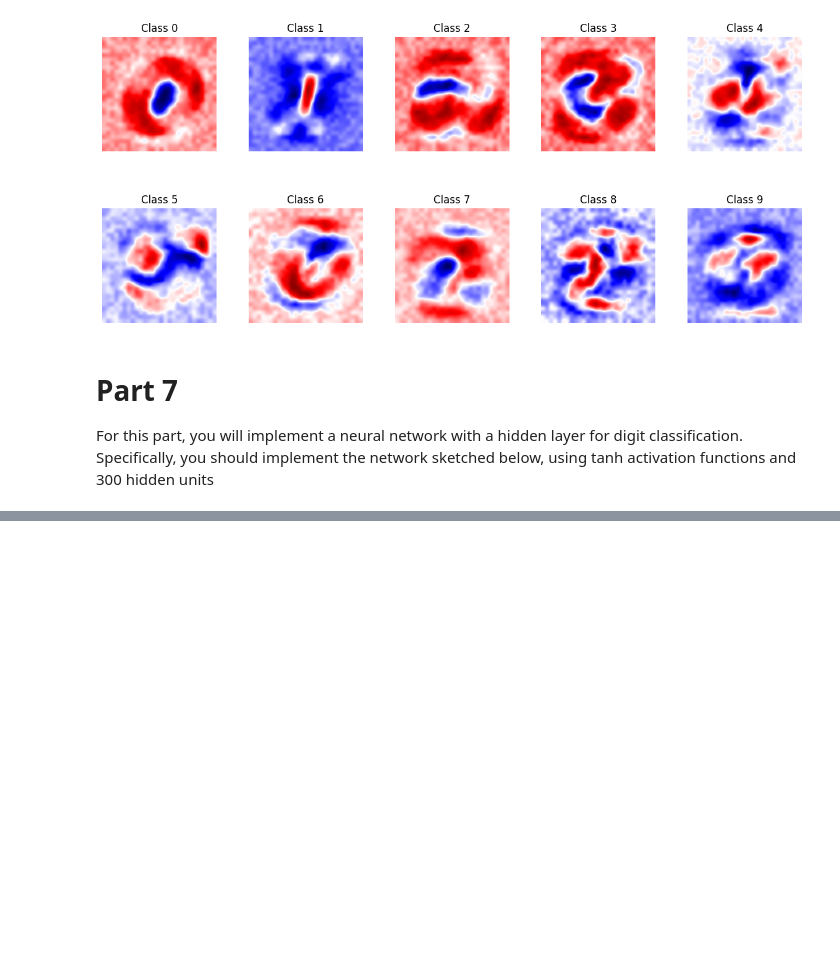
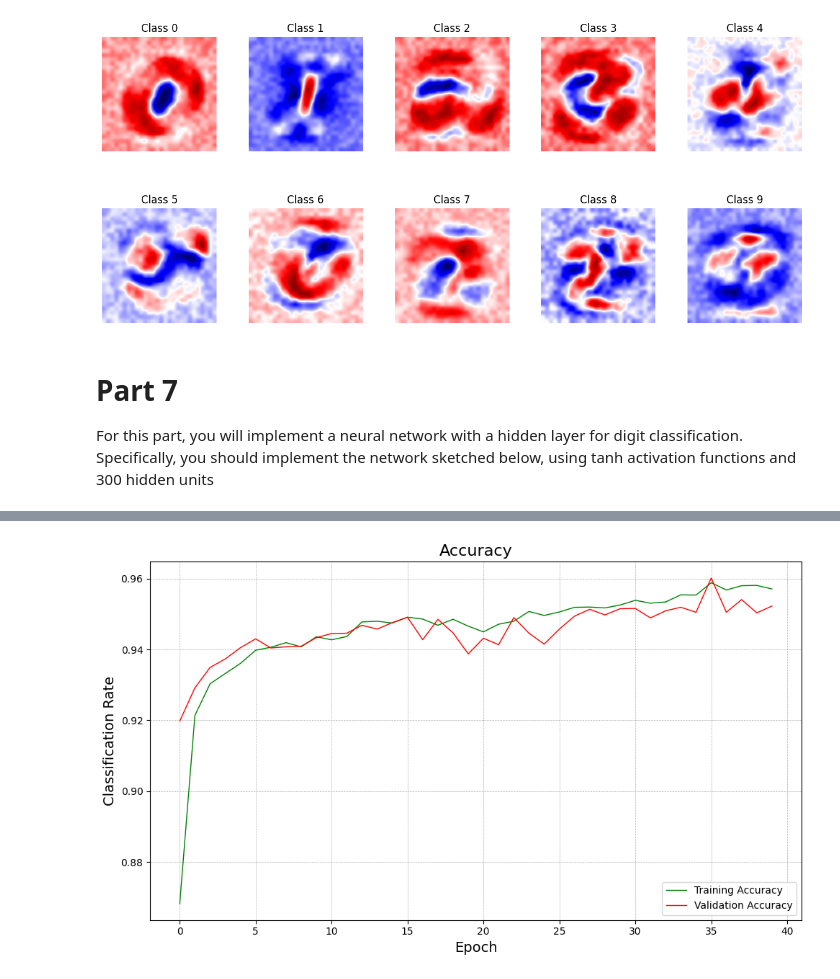
Before and after one commit to aipyth/digit_recognition, a Jupyter notebook: project.ipynb, the cells around one changed output, grey strips where cells are left out. Drawn from its saved outputs; the diff is of its cells as text; code cells hidden in the pictures; blank space fills up the shorter version.

```diff
--- a/project.ipynb
+++ b/project.ipynb
@@ -716,3 +651,21 @@ plt.show()
+# %%
+fig, ax = plt.subplots(figsize=(10, 6))
+
+ax.plot(np.arange(len(history.history['accuracy'])), history.history['accuracy'], label='Training Accuracy', color='green', linestyle='-', linewidth=1)
+ax.plot(np.arange(len(history.history['val_accuracy'])), history.history['val_accuracy'], label='Validation Accuracy', color='red', linestyle='-', linewidth=1)
+
+ax.set_title('Accuracy', fontsize=16)
+ax.set_xlabel('Epoch', fontsize=14)
+ax.set_ylabel('Classification Rate', fontsize=14)
+
+ax.grid(True, which='both', linestyle='--', linewidth=0.5)
+
+ax.legend(loc='lower right')
+
+plt.tight_layout()
+plt.show()
+# %% [output]
+[figure, added]
 # %%
 fig, axes = plt.subplots(2, 10, figsize=(15, 4))
 
```
Also changed, not shown: parts of 16 cells of this notebook, 10 other files.
